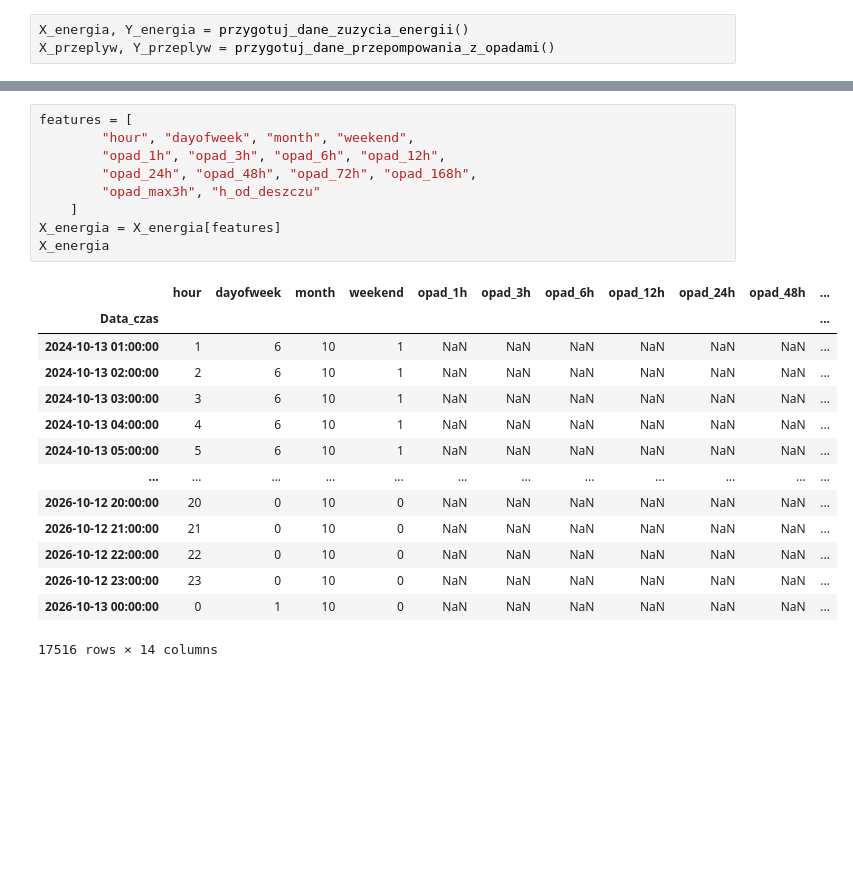
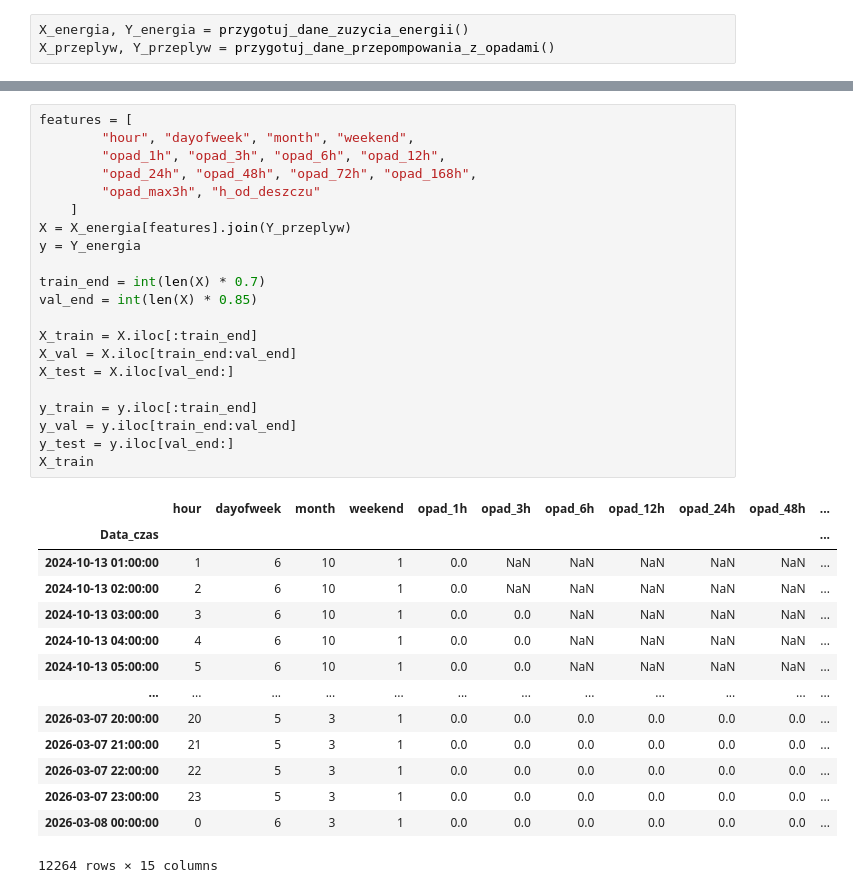
Before and after one commit to mxrtaaa/Hackaton_Smart_Water_Challenge_2026, a Jupyter notebook: models/Predykcja zużycia energii/04_lightgbm_zuzycie.ipynb, the cells around one changed output, grey strips where cells are left out. Drawn from its saved outputs; the diff is of its cells as text; blank space fills up the shorter version.

```diff
--- a/models/Predykcja zużycia energii/04_lightgbm_zuzycie.ipynb
+++ b/models/Predykcja zużycia energii/04_lightgbm_zuzycie.ipynb
@@ -92,24 +26,36 @@ Name: przepompowano, Length: 17518, dtype: float64
 # %%
 features = [
         "hour", "dayofweek", "month", "weekend",
         "opad_1h", "opad_3h", "opad_6h", "opad_12h",
         "opad_24h", "opad_48h", "opad_72h", "opad_168h",
         "opad_max3h", "h_od_deszczu"
     ]
-X_energia = X_energia[features]
-X_energia
+X = X_energia[features].join(Y_przeplyw)
+y = Y_energia
+
+train_end = int(len(X) * 0.7)
+val_end = int(len(X) * 0.85)
+
+X_train = X.iloc[:train_end]
+X_val = X.iloc[train_end:val_end]
+X_test = X.iloc[val_end:]
+
+y_train = y.iloc[:train_end]
+y_val = y.iloc[train_end:val_end]
+y_test = y.iloc[val_end:]
+X_train
 # %% [output]
 |  | hour | dayofweek | month | weekend | opad_1h | opad_3h | opad_6h | opad_12h | opad_24h | opad_48h | ... |
 | Data_czas |  |  |  |  |  |  |  |  |  |  | ... |
-| 2024-10-13 01:00:00 | 1 | 6 | 10 | 1 | NaN | NaN | NaN | NaN | NaN | NaN | ... |
-| 2024-10-13 02:00:00 | 2 | 6 | 10 | 1 | NaN | NaN | NaN | NaN | NaN | NaN | ... |
-| 2024-10-13 03:00:00 | 3 | 6 | 10 | 1 | NaN | NaN | NaN | NaN | NaN | NaN | ... |
-| 2024-10-13 04:00:00 | 4 | 6 | 10 | 1 | NaN | NaN | NaN | NaN | NaN | NaN | ... |
-| 2024-10-13 05:00:00 | 5 | 6 | 10 | 1 | NaN | NaN | NaN | NaN | NaN | NaN | ... |
+| 2024-10-13 01:00:00 | 1 | 6 | 10 | 1 | 0.0 | NaN | NaN | NaN | NaN | NaN | ... |
+| 2024-10-13 02:00:00 | 2 | 6 | 10 | 1 | 0.0 | NaN | NaN | NaN | NaN | NaN | ... |
+| 2024-10-13 03:00:00 | 3 | 6 | 10 | 1 | 0.0 | 0.0 | NaN | NaN | NaN | NaN | ... |
+| 2024-10-13 04:00:00 | 4 | 6 | 10 | 1 | 0.0 | 0.0 | NaN | NaN | NaN | NaN | ... |
+| 2024-10-13 05:00:00 | 5 | 6 | 10 | 1 | 0.0 | 0.0 | NaN | NaN | NaN | NaN | ... |
 | ... | ... | ... | ... | ... | ... | ... | ... | ... | ... | ... | ... |
-| 2026-10-12 20:00:00 | 20 | 0 | 10 | 0 | NaN | NaN | NaN | NaN | NaN | NaN | ... |
-| 2026-10-12 21:00:00 | 21 | 0 | 10 | 0 | NaN | NaN | NaN | NaN | NaN | NaN | ... |
-| 2026-10-12 22:00:00 | 22 | 0 | 10 | 0 | NaN | NaN | NaN | NaN | NaN | NaN | ... |
-| 2026-10-12 23:00:00 | 23 | 0 | 10 | 0 | NaN | NaN | NaN | NaN | NaN | NaN | ... |
-| 2026-10-13 00:00:00 | 0 | 1 | 10 | 0 | NaN | NaN | NaN | NaN | NaN | NaN | ... |
+| 2026-03-07 20:00:00 | 20 | 5 | 3 | 1 | 0.0 | 0.0 | 0.0 | 0.0 | 0.0 | 0.0 | ... |
+| 2026-03-07 21:00:00 | 21 | 5 | 3 | 1 | 0.0 | 0.0 | 0.0 | 0.0 | 0.0 | 0.0 | ... |
+| 2026-03-07 22:00:00 | 22 | 5 | 3 | 1 | 0.0 | 0.0 | 0.0 | 0.0 | 0.0 | 0.0 | ... |
+| 2026-03-07 23:00:00 | 23 | 5 | 3 | 1 | 0.0 | 0.0 | 0.0 | 0.0 | 0.0 | 0.0 | ... |
+| 2026-03-08 00:00:00 | 0 | 6 | 3 | 1 | 0.0 | 0.0 | 0.0 | 0.0 | 0.0 | 0.0 | ... |
-17516 rows × 14 columns
+12264 rows × 15 columns
```
Also changed, not shown: parts of 9 cells of this notebook, 2 other files.
